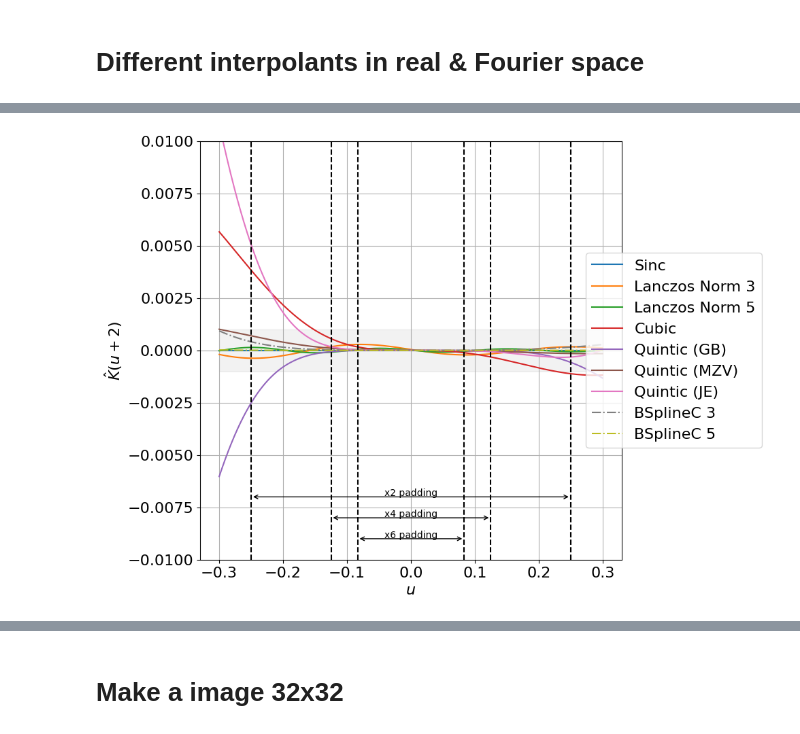
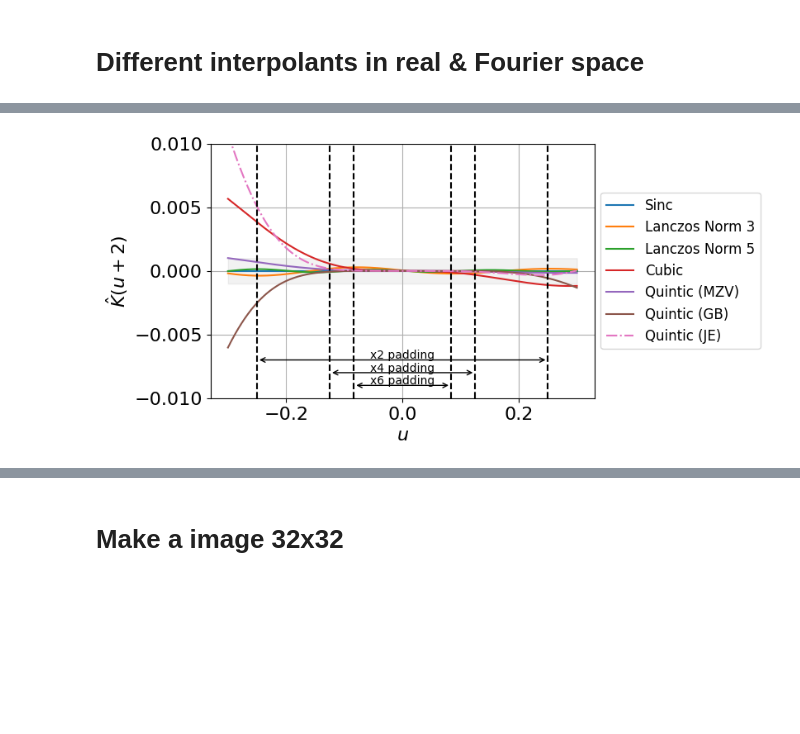
Before and after one commit to jecampagne/interpolation, a Jupyter notebook: image_interpolation.ipynb, the cells around one changed output, grey strips where cells are left out. Cells and saved outputs as stored; diff of their text form; code cells hidden in the pictures; blank space fills up the shorter version.

```diff
--- a/image_interpolation.ipynb
+++ b/image_interpolation.ipynb
@@ -8,7 +8,7 @@ import numpy as np
 Populating the interactive namespace from numpy and matplotlib
 # %%
 import matplotlib.gridspec as gridspec
-params = {'legend.fontsize':16,
+params = {'legend.fontsize':14,
           'figure.figsize': (8, 8),
          'axes.labelsize': 16,
          'axes.titlesize': 16,
@@ -573,11 +573,13 @@ axs[2].set_ylim([1e-7,2]);
 # %%
 hatBsplineCard3
 # %%
-lab = ["Sinc","Lanczos Norm 3","Lanczos Norm 5","Cubic","Quintic (GB)","Quintic (MZV)","Quintic (JE)", "BSplineC 3", "BSplineC 5"]
+figure(figsize=(6,4))
+
+lab = ["Sinc","Lanczos Norm 3","Lanczos Norm 5","Cubic","Quintic (MZV)","Quintic (GB)","Quintic (JE)"]#, "BSplineC 3", "BSplineC 5"]
 lsStyle = ["-"]*len(lab)
-lsStyle[-2]="-."
+#lsStyle[-2]="-."
 lsStyle[-1]="-."
-kerU = [hatSincInterp,hatlanczos3,hatlanczos5,hat3,hat5Gary,hat5MZV,hat5JE,hatBsplineCard3,hatBsplineCard5]
+kerU = [hatSincInterp,hatlanczos3,hatlanczos5,hat3,hat5MZV,hat5Gary,hat5JE]
 
 #kerX = [sincInterp,lanczos3,lanczos5,h3,h5Gary,mks2021]
 #lab = ["Sinc","Lanczos Norm 3","Lanczos Norm 5","Cubic","Quintic (GB)","mks2021"]
@@ -593,7 +595,7 @@ for ik,kU in enumerate(kerU):
   plot(uv,kU(uv+1),label=lab[ik],ls=lsStyle[ik],c=colors[ik])
 ylim([-0.01,0.01])
 grid();
-legend(loc='center right', bbox_to_anchor=(1.35, 0.5));
+legend(loc='center right', bbox_to_anchor=(1.45, 0.5),fontsize=12);
 # Fill in area under the curve and the horizontal lines
 fill_between(x=uv, y1=0.001, y2=-0.001, color='gray',  interpolate=True, alpha=.1)
 axvline(-0.25, linestyle='--', color='black')
@@ -627,5 +629,5 @@ plt.annotate(
     arrowprops={'arrowstyle': '<->'})
 plt.annotate(
     'x2 padding', xy=(0, -0.007), xycoords='data', ha='center',
-    xytext=(0, 1), textcoords='offset points')
+    xytext=(0, 1), textcoords='offset points');
 # %% [output]
@@ -634,9 +635,11 @@ Text(0, 1, 'x2 padding')
 # %%
-lab = ["Cubic","Quintic (GB)","Quintic (MZV)","Quintic (JE)","BSplineC 3", "BSplineC 5"]#,"mks2021"]
+figure(figsize=(6,4))
+
+lab = ["Cubic","Quintic (MZV)", "Quintic (GB)","Quintic (JE)",]#,"BSplineC 3", "BSplineC 5"]#,"mks2021"]
 lsStyle = ["-"]*len(lab)
-lsStyle[-2]="-."
+#lsStyle[-2]="-."
 lsStyle[-1]="-."
-kerU = [hat3,hat5Gary,hat5MZV,hat5JE,hatBsplineCard3,hatBsplineCard5]#,hatmks2021]
+kerU = [hat3,hat5MZV,hat5Gary,hat5JE,]#,hatBsplineCard3,hatBsplineCard5]#,hatmks2021]
 
 prop_cycle = plt.rcParams['axes.prop_cycle']
 colors = prop_cycle.by_key()['color']
@@ -647,7 +650,7 @@ for ik,kU in enumerate(kerU):
   plot(uv,kU(uv+1),label=lab[ik],ls=lsStyle[ik],c=colors[ik+3])
 ylim([-0.003,0.003])
 grid();
-legend(loc='center right', bbox_to_anchor=(1.35, 0.5));
+legend(loc='center right', bbox_to_anchor=(1.45, 0.5), fontsize=12);
 # Fill in area under the curve and the horizontal lines
 fill_between(x=uv, y1=0.0002, y2=-0.0002, color='blue',  interpolate=True, alpha=.1)
 fill_between(x=uv, y1=0.001, y2=-0.001, color='gray',  interpolate=True, alpha=.1)
@@ -688,10 +691,11 @@ plt.annotate(
 # %%
-lab = ["Sinc","Lanczos Norm 3","Lanczos Norm 5","Cubic","Quintic (GB)","Quintic (MZV)","Quintic (JE)",
-       "BSplineC 3","BSplineC 5"]#"mks2021"]
+figure(figsize=(6,4))
+
+lab = ["Sinc","Lanczos Norm 3","Lanczos Norm 5","Cubic","Quintic (MZV)", "Quintic (GB)","Quintic (JE)"]#,"BSplineC 3","BSplineC 5"]#"mks2021"]
 lsStyle = ["-"]*len(lab)
-lsStyle[-2]="-."
+#lsStyle[-2]="-."
 lsStyle[-1]="-."
-kerU = [hatSincInterp,hatlanczos3,hatlanczos5,hat3,hat5Gary,hat5MZV,hat5JE,hatBsplineCard3, hatBsplineCard5]#hatmks2021]
+kerU = [hatSincInterp,hatlanczos3,hatlanczos5,hat3,hat5MZV,hat5Gary,hat5JE]#,hatBsplineCard3, hatBsplineCard5]#hatmks2021]
 
 #kerX = [sincInterp,lanczos3,lanczos5,h3,h5Gary,mks2021]
 #lab = ["Sinc","Lanczos Norm 3","Lanczos Norm 5","Cubic","Quintic (GB)","mks2021"]
@@ -707,7 +711,7 @@ for ik,kU in enumerate(kerU):
   plot(uv,kU(uv+2),label=lab[ik],ls=lsStyle[ik],c=colors[ik])
 ylim([-0.01,0.01])
 grid();
-legend(loc='center right', bbox_to_anchor=(1.35, 0.5));
+legend(loc='center right', bbox_to_anchor=(1.45, 0.5), fontsize=12);
 # Fill in area under the curve and the horizontal lines
 fill_between(x=uv, y1=0.001, y2=-0.001, color='gray',  interpolate=True, alpha=.1)
 axvline(-0.25, linestyle='--', color='black')
@@ -716,34 +720,34 @@ axvline(-0.125, linestyle='--', color='black')
 axvline(0.125, linestyle='--', color='black');
 axvline(-0.5/6, linestyle='--', color='black')
 axvline(0.5/6, linestyle='--', color='black');
 ylabel(r"$\hat{K}(u+2)$")
 xlabel(r"$u$");
 
 plt.annotate(
     '', xy=(-0.5/6, -0.009), xycoords='data',
     xytext=(0.5/6, -0.009), textcoords='data',
     arrowprops={'arrowstyle': '<->'})
 plt.annotate(
     'x6 padding', xy=(0, -0.009), xycoords='data', ha='center',
     xytext=(0, 1), textcoords='offset points')
 
 plt.annotate(
     '', xy=(-0.5/4, -0.008), xycoords='data',
     xytext=(0.5/4, -0.008), textcoords='data',
     arrowprops={'arrowstyle': '<->'})
 plt.annotate(
     'x4 padding', xy=(0, -0.008), xycoords='data', ha='center',
     xytext=(0, 1), textcoords='offset points')
 
 plt.annotate(
     '', xy=(-0.5/2, -0.007), xycoords='data',
     xytext=(0.5/2, -0.007), textcoords='data',
     arrowprops={'arrowstyle': '<->'})
 plt.annotate(
     'x2 padding', xy=(0, -0.007), xycoords='data', ha='center',
     xytext=(0, 1), textcoords='offset points');
 # %% [output]
-[figure, old version]
+[figure, new version]
 # %%
 def E0(u,ker,n=5):
   sum=0
```
Also changed, not shown: parts of 4 cells of this notebook, 1 other file.
